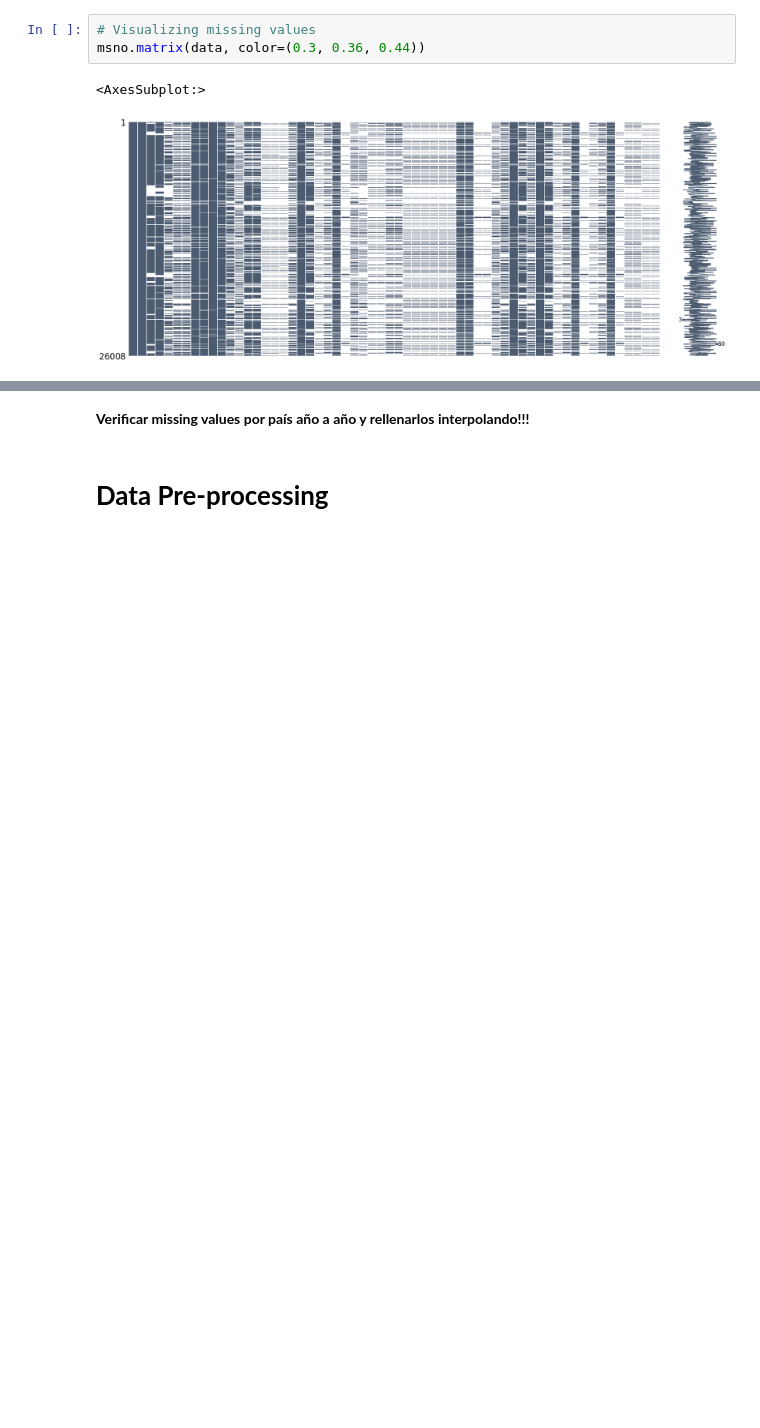
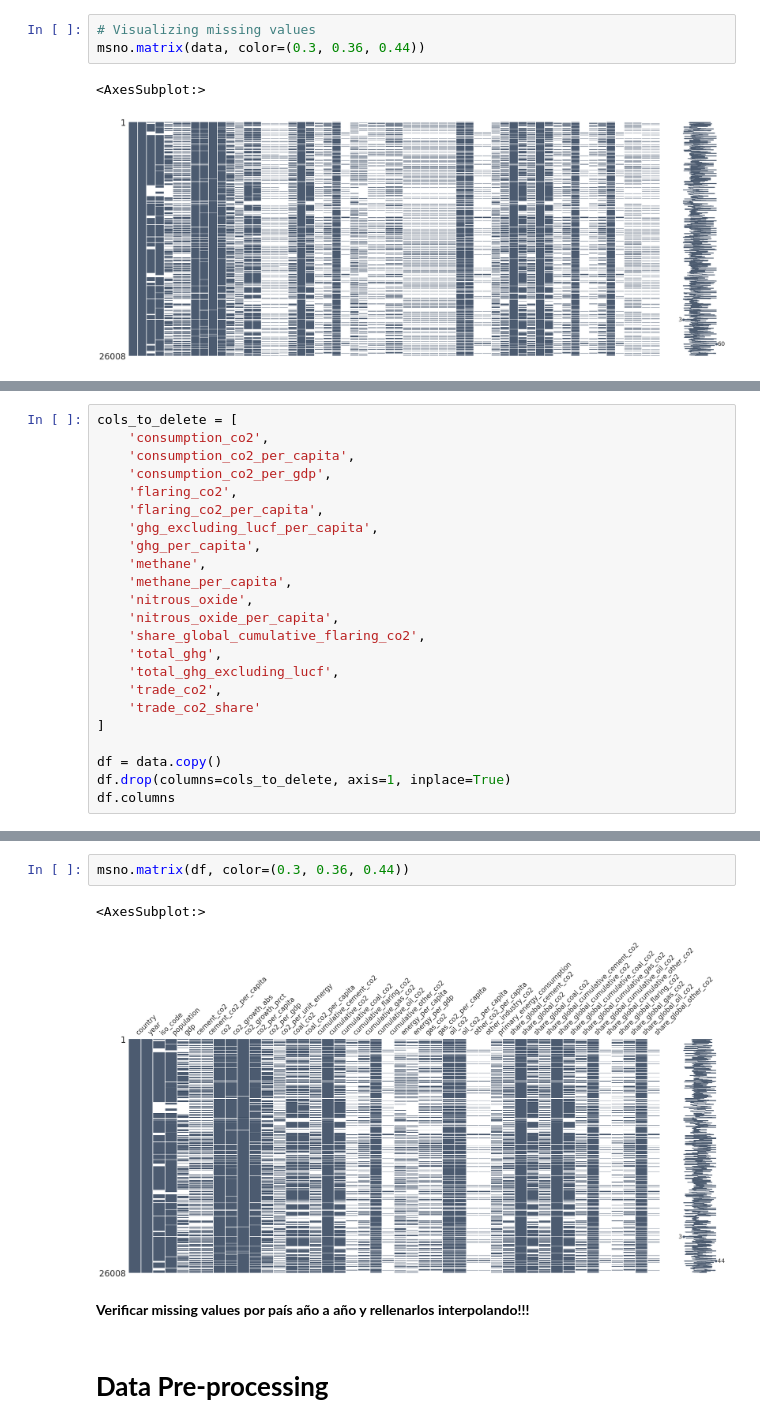
Before and after one commit to alexcaicedo/co2-project, a Jupyter notebook: co2.ipynb, the cells around one changed output, grey strips where cells are left out. Cells and saved outputs as stored; diff of their text form; blank space fills up the shorter version.

```diff
--- a/co2.ipynb
+++ b/co2.ipynb
@@ -121,0 +146,23 @@ There are many columns practically empty.
+# %%
+cols_to_delete = [
+    'consumption_co2',
+    'consumption_co2_per_capita',
+    'consumption_co2_per_gdp',
+    'flaring_co2',
+    'flaring_co2_per_capita',
+    'ghg_excluding_lucf_per_capita',
+    'ghg_per_capita',
+    'methane',
+    'methane_per_capita',
+    'nitrous_oxide',
+    'nitrous_oxide_per_capita',
+    'share_global_cumulative_flaring_co2',
+    'total_ghg',
+    'total_ghg_excluding_lucf',
+    'trade_co2',
+    'trade_co2_share'
+]
+
+df = data.copy()
+df.drop(columns=cols_to_delete, axis=1, inplace=True)
+df.columns
@@ -122,3 +186,8 @@ There are many columns practically empty.
+# %%
+msno.matrix(df, color=(0.3, 0.36, 0.44))
+# %% [output]
+<AxesSubplot:>
+[figure, added]
 # %% [markdown]
 **Verificar missing values por país año a año y rellenarlos interpolando!!!**
 # %% [markdown]
```
Also changed, not shown: parts of 38 cells of this notebook, 2 other files.
